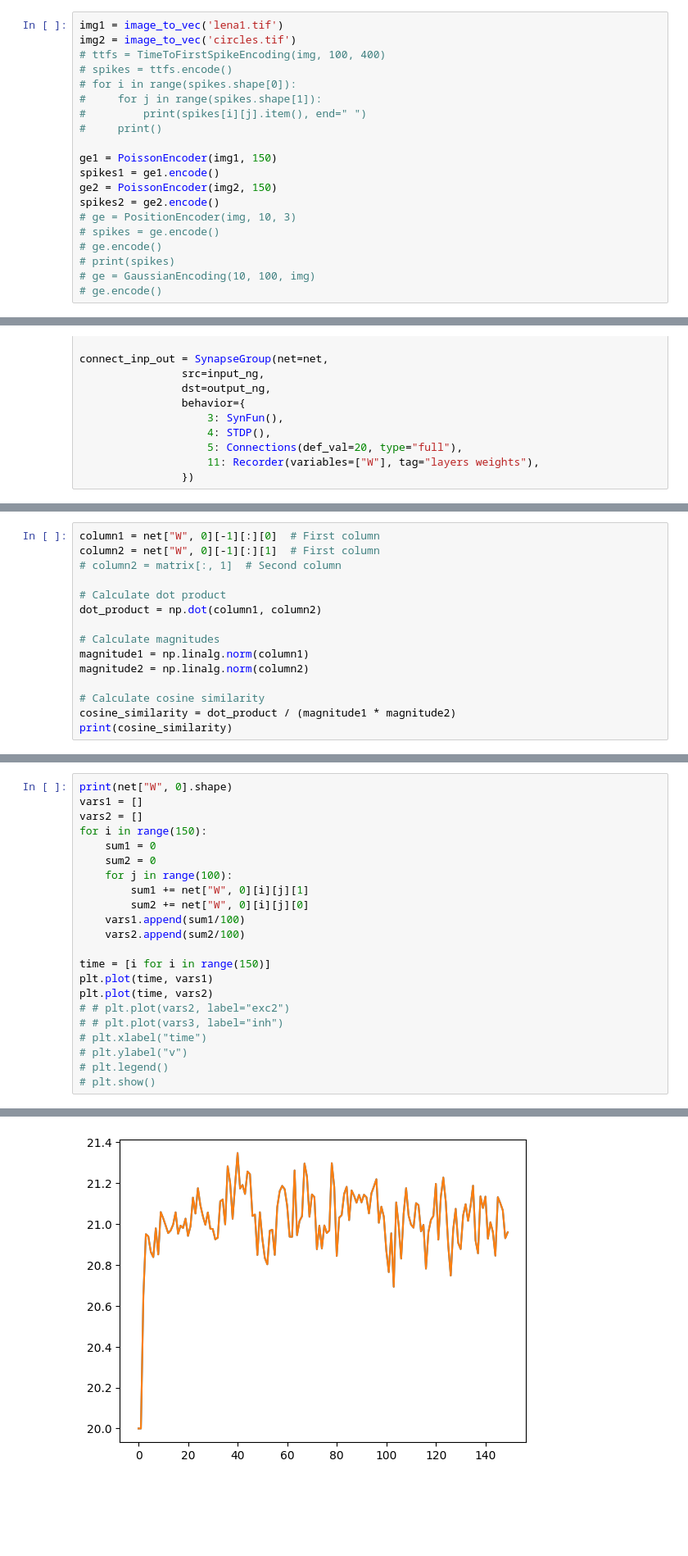
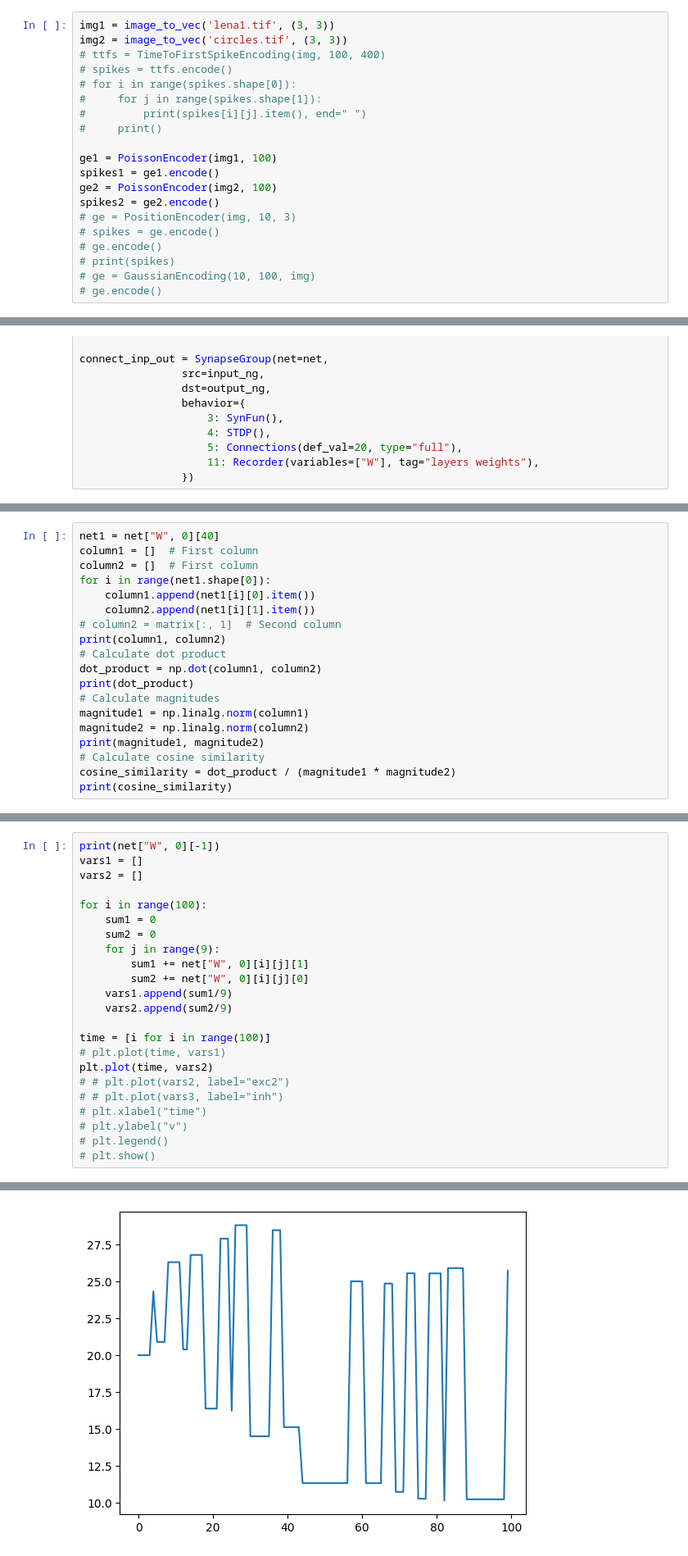
Before and after one commit to nrgsghanei2001/ComputationalNeuroScience, a Jupyter notebook: Encoding_and_Learning_STDP_RSTDP/main.ipynb, the cells around one changed output, grey strips where cells are left out. Shown at 82% size. Cells and saved outputs as stored; diff of their text form; blank space fills up the shorter version.

```diff
--- a/Encoding_and_Learning_STDP_RSTDP/main.ipynb
+++ b/Encoding_and_Learning_STDP_RSTDP/main.ipynb
@@ -20,8 +20,8 @@ def image_to_vec(address, size=(10, 10)):
 
     return img
 # %%
-img1 = image_to_vec('lena1.tif')
-img2 = image_to_vec('circles.tif')
+img1 = image_to_vec('lena1.tif', (3, 3))
+img2 = image_to_vec('circles.tif', (3, 3))
 # ttfs = TimeToFirstSpikeEncoding(img, 100, 400)
 # spikes = ttfs.encode()
 # for i in range(spikes.shape[0]):
@@ -29,9 +29,9 @@ img2 = image_to_vec('circles.tif')
 #         print(spikes[i][j].item(), end=" ")
 #     print()
 
-ge1 = PoissonEncoder(img1, 150)
+ge1 = PoissonEncoder(img1, 100)
 spikes1 = ge1.encode()
-ge2 = PoissonEncoder(img2, 150)
+ge2 = PoissonEncoder(img2, 100)
 spikes2 = ge2.encode()
 # ge = PositionEncoder(img, 10, 3)
 # spikes = ge.encode()
@@ -205,15 +205,19 @@ NeuronGroup['inp_NG1', 'NeuronGroup', 'ng'](100){7:InputPattern(pattern=tensor([
 # %%
-column1 = net["W", 0][-1][:][0]  # First column
-column2 = net["W", 0][-1][:][1]  # First column
+net1 = net["W", 0][40]
+column1 = []  # First column
+column2 = []  # First column
+for i in range(net1.shape[0]):
+    column1.append(net1[i][0].item())
+    column2.append(net1[i][1].item())
 # column2 = matrix[:, 1]  # Second column
-
+print(column1, column2)
 # Calculate dot product
 dot_product = np.dot(column1, column2)
-
+print(dot_product)
 # Calculate magnitudes
 magnitude1 = np.linalg.norm(column1)
 magnitude2 = np.linalg.norm(column2)
-
+print(magnitude1, magnitude2)
 # Calculate cosine similarity
 cosine_similarity = dot_product / (magnitude1 * magnitude2)
 print(cosine_similarity)
@@ -222,18 +229,19 @@ print(cosine_similarity)
 # %%
-print(net["W", 0].shape)
+print(net["W", 0][-1])
 vars1 = []
 vars2 = []
-for i in range(150):
+
+for i in range(100):
     sum1 = 0
     sum2 = 0
-    for j in range(100):
+    for j in range(9):
         sum1 += net["W", 0][i][j][1]
         sum2 += net["W", 0][i][j][0]
-    vars1.append(sum1/100)
-    vars2.append(sum2/100)
+    vars1.append(sum1/9)
+    vars2.append(sum2/9)
 
-time = [i for i in range(150)]
-plt.plot(time, vars1)
+time = [i for i in range(100)]
+# plt.plot(time, vars1)
 plt.plot(time, vars2)
 # # plt.plot(vars2, label="exc2")
 # # plt.plot(vars3, label="inh")
@@ -246,2 +262,2 @@ torch.Size([150, 100, 3])
 [<matplotlib.lines.Line2D at 0x...>]
-[figure, old version]
+[figure, new version]
```
Also changed, not shown: parts of 5 cells of this notebook, 2 other files.
